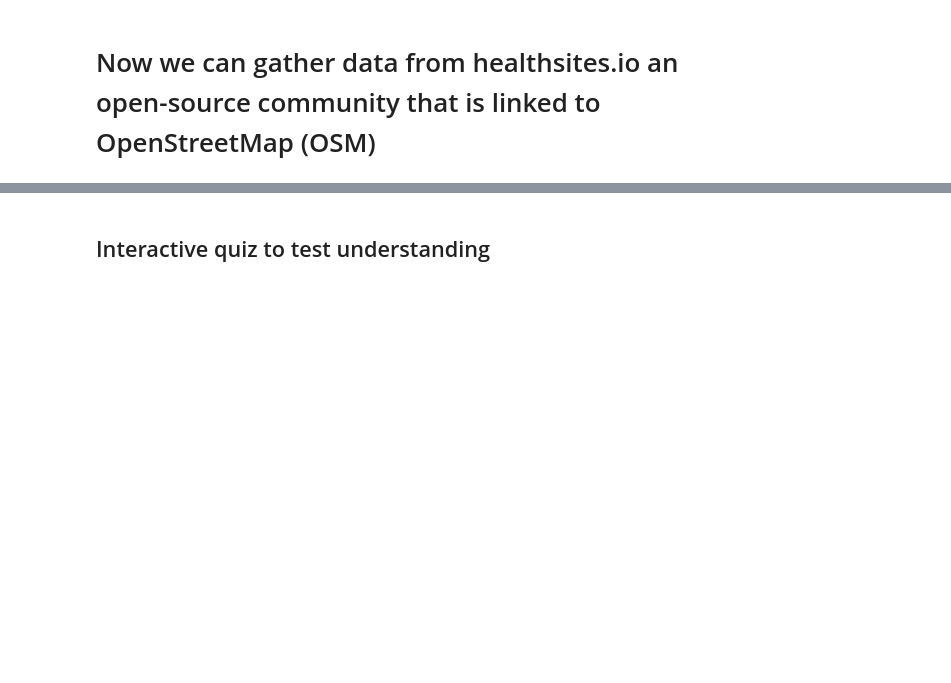
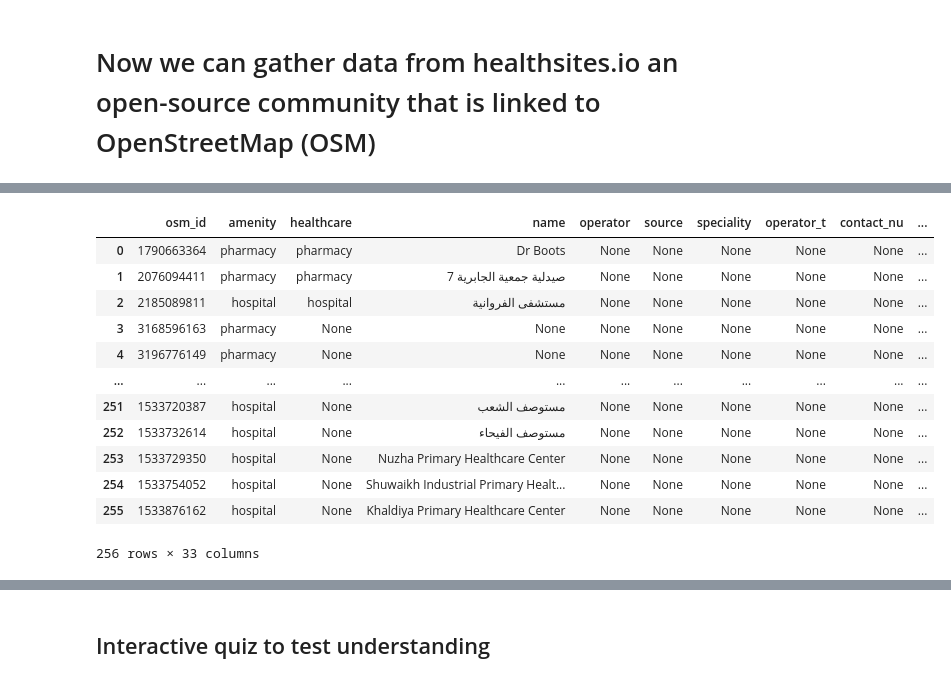
Before and after one commit to PHI-Case-Studies/2024-Climate-Heat-Stress, a Jupyter notebook: NB01-Introduction-Background-Data-Management.ipynb, the cells around one changed output, grey strips where cells are left out. Drawn from its saved outputs; the diff is of its cells as text; code cells hidden in the pictures; blank space fills up the shorter version.

```diff
--- a/NB01-Introduction-Background-Data-Management.ipynb
+++ b/NB01-Introduction-Background-Data-Management.ipynb
@@ -570,0 +592,27 @@ plt.show()
+# %%
+# Read the Kuwait-node.shp file into a geopandas data frame (gdf)
+import geopandas as gpd
+
+gdf = gpd.read_file('Kuwait-node.shp')
+
+# display the geodataframe columns
+gdf.columns
+
+# show a header of a few rows of the geodataframe
+# gdf.head(3)
+
+gdf
+# %% [output]
+|  | osm_id | amenity | healthcare | name | operator | source | speciality | operator_t | contact_nu | ... |
+| 0 | 1790663364 | pharmacy | pharmacy | Dr Boots | None | None | None | None | None | ... |
+| 1 | 2076094411 | pharmacy | pharmacy | صيدلية جمعية الجابرية 7 | None | None | None | None | None | ... |
+| 2 | 2185089811 | hospital | hospital | مستشفى الفروانية | None | None | None | None | None | ... |
+| 3 | 3168596163 | pharmacy | None | None | None | None | None | None | None | ... |
+| 4 | 3196776149 | pharmacy | None | None | None | None | None | None | None | ... |
+| ... | ... | ... | ... | ... | ... | ... | ... | ... | ... | ... |
+| 251 | 1533720387 | hospital | None | مستوصف الشعب | None | None | None | None | None | ... |
+| 252 | 1533732614 | hospital | None | مستوصف الفيحاء | None | None | None | None | None | ... |
+| 253 | 1533729350 | hospital | None | Nuzha Primary Healthcare Center | None | None | None | None | None | ... |
+| 254 | 1533754052 | hospital | None | Shuwaikh Industrial Primary Healt... | None | None | None | None | None | ... |
+| 255 | 1533876162 | hospital | None | Khaldiya Primary Healthcare Center | None | None | None | None | None | ... |
+256 rows × 33 columns
```
Also changed, not shown: parts of 23 cells of this notebook.
